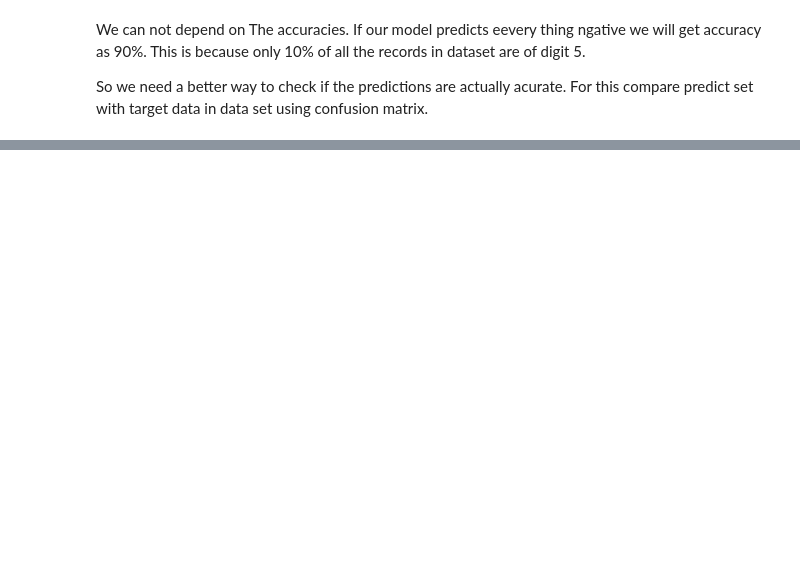
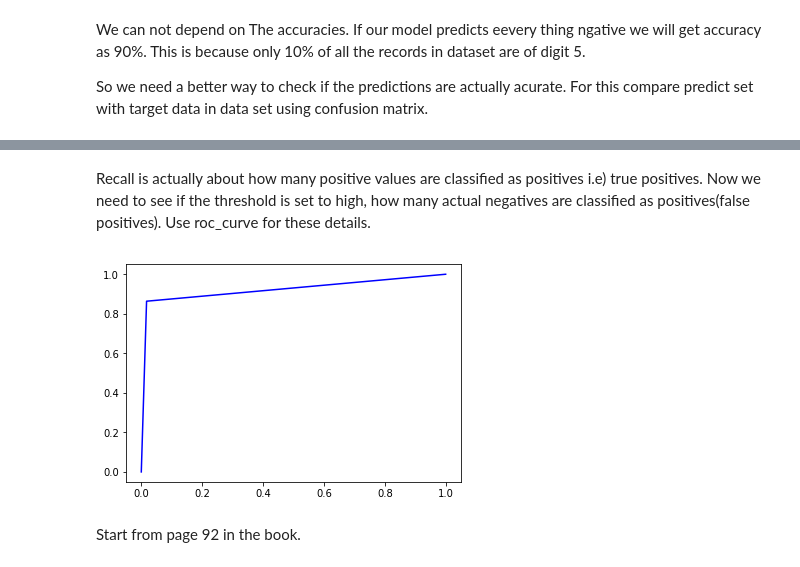
Before and after one commit to venkat2ram/Python, a Jupyter notebook: Chapter3_Mnist.ipynb, the cells around one changed output, grey strips where cells are left out. Drawn from its saved outputs; the diff is of its cells as text; code cells hidden in the pictures; blank space fills up the shorter version.

```diff
--- a/Chapter3_Mnist.ipynb
+++ b/Chapter3_Mnist.ipynb
@@ -104,0 +170,14 @@ array([[54136,  1163],
+# %% [markdown]
+Recall is actually about how many positive values are classified as positives i.e) true positives. Now we need to see if the threshold is set to high, how many actual negatives are classified as positives(false positives). Use roc_curve for these details.
+# %%
+from sklearn.metrics  import roc_curve
+fpr,tpr,thresholds=roc_curve(y_t,y_train_5)
+plt.plot(fpr,tpr,"b-")
+plt.xlabel='False positive rate'
+plt.ylabel='True positive rate'
+
+plt.show()
+# %% [output]
+[figure, added]
+# %% [markdown]
+Start from page 92 in the book.
```
Also changed, not shown: parts of 17 cells of this notebook.
